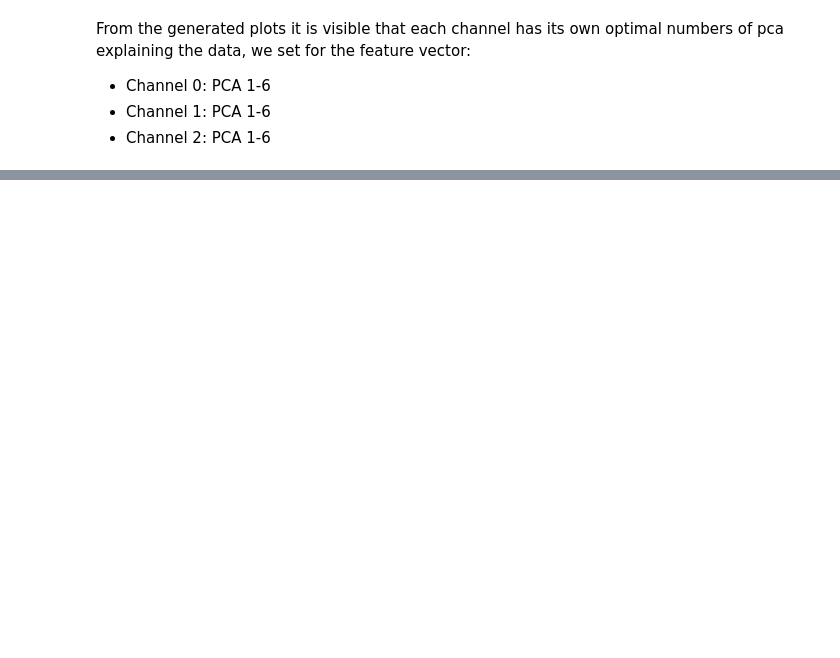
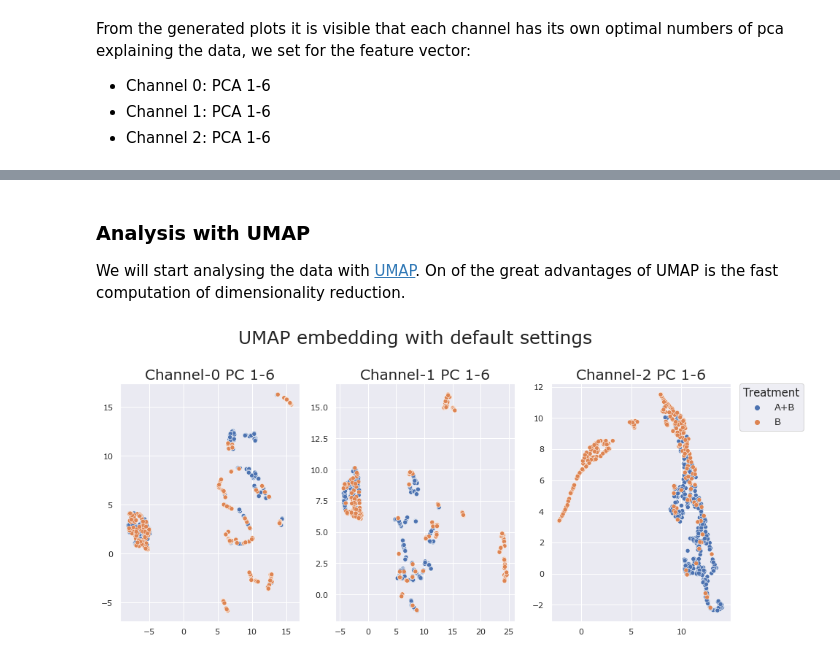
Before and after one commit to sardi1990/Morphological-feature-extraction-of-cell-nuclei-with-generic-Fourier-transform, a Jupyter notebook: code/Nuclear_morphology.ipynb, the cells around one changed output, grey strips where cells are left out. Drawn from its saved outputs; the diff is of its cells as text; code cells hidden in the pictures; blank space fills up the shorter version.

```diff
--- a/code/Nuclear_morphology.ipynb
+++ b/code/Nuclear_morphology.ipynb
@@ -428,0 +499,4 @@ feature_vector_table=pd.DataFrame([gft[:,1,]])
+# %% [markdown]
+### Analysis with UMAP
+
+We will start analysing the data with [UMAP](https://umap-learn.readthedocs.io/en/latest/). On of the great advantages of UMAP is the fast computation of dimensionality reduction.
@@ -428,0 +505,44 @@ feature_vector_table=pd.DataFrame([gft[:,1,]])
+# %%
+#umap has many variables which can be set. They are beatifully explained here: https://pair-code.github.io/understanding-umap/
+#first we need to costruct the datasets we want to start with
+
+#ch_0 feature vectors with pca 1-6
+data_frame_pca_ch_0=pd.concat([data_frame_details,feature_vector_table.iloc[:,0:6]],axis=1)
+
+#ch_0 feature vectors with pca 1-6
+data_frame_pca_ch_1=pd.concat([data_frame_details,feature_vector_table.iloc[:,6:12]],axis=1)
+
+#ch_0 feature vectors with pca 1-6
+data_frame_pca_ch_2=pd.concat([data_frame_details,feature_vector_table.iloc[:,12:]],axis=1)
+# %%
+#lets start with the default umap settings
+
+dim_red=umap.UMAP()
+
+#ch_0 embedding
+embb_ch0=dim_red.fit_transform(data_frame_pca_ch_0.iloc[:,-6:])
+
+#ch_1 embedding
+embb_ch1=dim_red.fit_transform(data_frame_pca_ch_1.iloc[:,-6:])
+
+#ch_2 embedding
+embb_ch2=dim_red.fit_transform(data_frame_pca_ch_2.iloc[:,-6:])
+# %%
+#make plot with the embeddings
+
+def plot_emb(data,array_emb,size):
+    fig, axes = plt.subplots(1,3,figsize=size,sharey=False)
+    sns.set(font='MS Reference Sans Serif',context='notebook')
+    fig.suptitle('UMAP embedding with default settings',fontsize=25,y=1.05)
+    for n in range(array_emb.shape[0]-1):
+        sns.scatterplot(ax=axes[n],x=array_emb[n,:,0],y=array_emb[n,:,1],hue=data['Treatment'],legend=False)
+        axes[n].set_title(('Channel-'+str(n)+' PC 1-6'),fontsize=20)
+    sns.scatterplot(ax=axes[(array_emb.shape[0]-1)],x=array_emb[(array_emb.shape[0]-1),:,0],y=array_emb[(array_emb.shape[0]-1),:,1],hue=data['Treatment'])
+    legend=axes[(array_emb.shape[0]-1)].legend(title='Treatment',bbox_to_anchor=(1.05, 1), loc=2, borderaxespad=0.,prop={'size': 13})
+    legend.get_title().set_fontsize('15')
+    axes[(array_emb.shape[0]-1)].set_title(('Channel-'+str((array_emb.shape[0]-1))+' PC 1-6'),fontsize=20)
+    fig.savefig('embeddings_default_UMAP.png')
+
+plot_emb(data_frame_details,np.array([embb_ch0,embb_ch1,embb_ch2]),(15,6))
+# %% [output]
+[figure, added]
```
Also changed, not shown: parts of 21 cells of this notebook, 21 other files.
